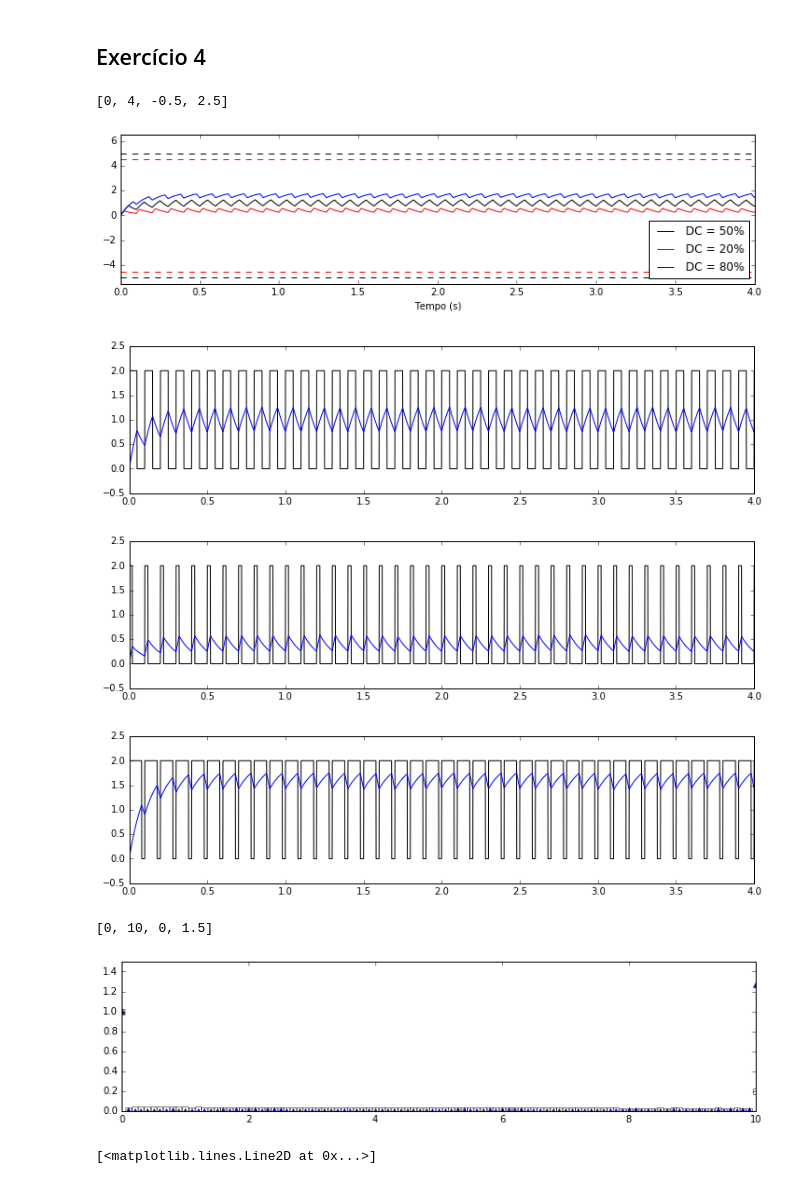
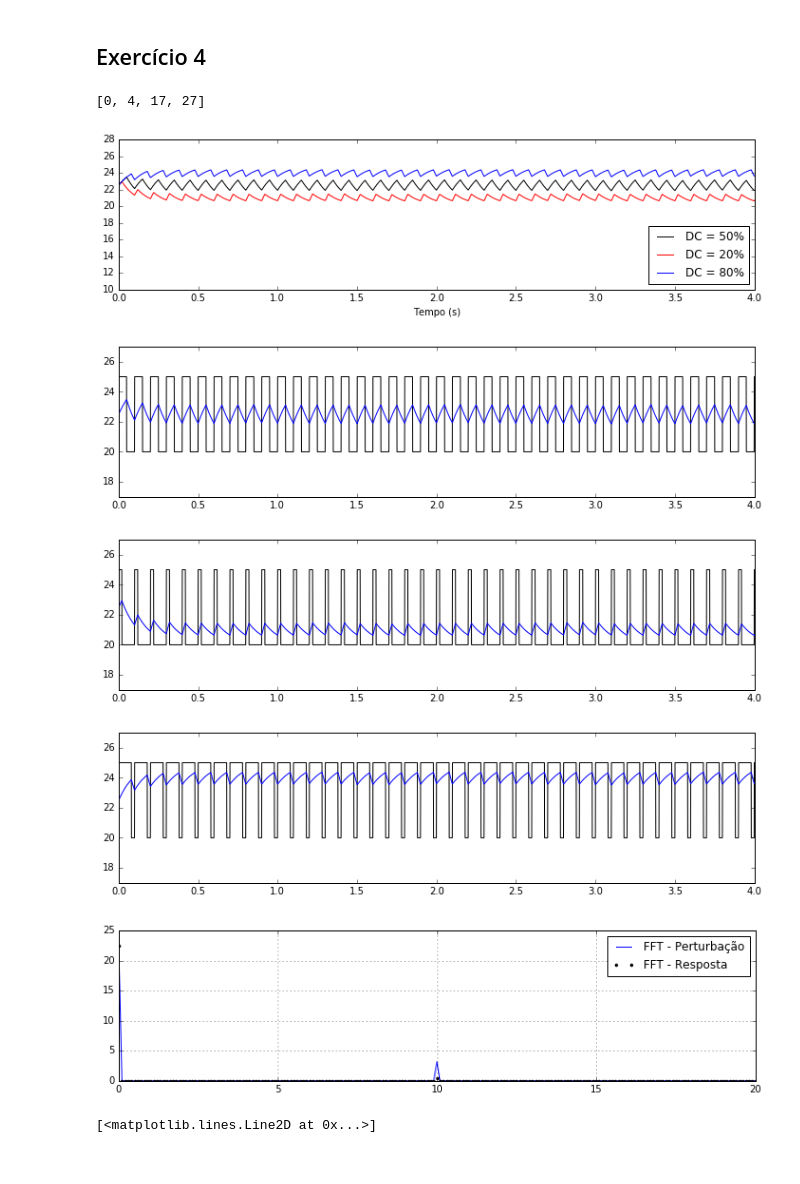
Before and after one commit to julionaojulho/machine-learning, a Jupyter notebook: Exercícios de fixação.ipynb, the cells around one changed output. Drawn from its saved outputs; the diff is of its cells as text; code cells hidden in the pictures.

```diff
--- a/Exercícios de fixação.ipynb
+++ b/Exercícios de fixação.ipynb
@@ -93,46 +93,46 @@ for i,k in fs:
 # %%
 t = np.arange(0,10,0.001)
 tau = 100e-3
 tf = signal.TransferFunction([1],[tau,1])
-u1 = signal.square(2*np.pi*10*t/1,duty=0.5) + 1
-resp1 = signal.lsim2(tf,U=u1,T=t)
-u2 = signal.square(2*np.pi*10*t/1,duty=0.2) + 1
-resp2 = signal.lsim2(tf,U=u2,T=t)
-u3 = signal.square(2*np.pi*10*t/1,duty=0.8) + 1
-resp3 = signal.lsim2(tf,U=u3,T=t)
+u1 = 2.5 * signal.square(2*np.pi*10*t/1,duty=0.5) + 22.5
+resp1 = signal.lsim2(tf,U=u1,T=t,X0=2.25)
+u2 = 2.5 * signal.square(2*np.pi*10*t/1,duty=0.2) + 22.5
+resp2 = signal.lsim2(tf,U=u2,T=t,X0=2.25)
+u3 = 2.5 * signal.square(2*np.pi*10*t/1,duty=0.8) + 22.5
+resp3 = signal.lsim2(tf,U=u3,T=t,X0=2.25)
 
 plt.figure(figsize = (12,4/np.sqrt(2)))
 plt.plot(resp1[0],resp1[1],'k',label='DC = 50%')
 plt.plot(resp2[0],resp2[1],'r',label='DC = 20%')
 plt.plot(resp3[0],resp3[1],'b',label='DC = 80%')
 plt.plot([0,100],[5,5],'k--')
 plt.plot([0,100],[-5,-5],'k--')
 plt.plot([0,100],[4.5,4.5],'r--')
 plt.plot([0,100],[-4.5,-4.5],'r--')
-plt.axis([0,4,-5.5,6.5])
+plt.axis([0,4,10,28])
 plt.xlabel('Tempo (s)')
 plt.legend(loc='lower right')
 
 plt.figure(figsize = (12,4/np.sqrt(2)))
 plt.plot(t,u1,'k')
 plt.plot(resp1[0],resp1[1])
-plt.axis([0,4,-0.5,2.5])
+plt.axis([0,4,17,27])
 
 plt.figure(figsize = (12,4/np.sqrt(2)))
 plt.plot(t,u2,'k')
 plt.plot(resp2[0],resp2[1])
-plt.axis([0,4,-0.5,2.5])
+plt.axis([0,4,17,27])
 
 plt.figure(figsize = (12,4/np.sqrt(2)))
 plt.plot(t,u3,'k')
 plt.plot(resp3[0],resp3[1])
-plt.axis([0,4,-0.5,2.5])
+plt.axis([0,4,17,27])
 # %% [output]
-[0, 4, -0.5, 2.5]
+[0, 4, 17, 27]
-[figure, old version]
+[figure, new version]
-[figure, old version]
+[figure, new version]
-[figure, old version]
+[figure, new version]
-[figure, old version]
+[figure, new version]
 # %%
 U1 = np.fft.fft(u1)
 U1 = 2 * U1 / len(U1)
@@ -149,12 +149,13 @@ Resp1 = 2 * Resp1 / len(Resp1)
 Resp1[0] = Resp1[0] / 2
 
 plt.figure(figsize = (12,4/np.sqrt(2)))
-plt.plot(ufreq[0:int(len(U1)/2)],abs(U1[0:int(len(U1)/2)]),'^')
-plt.plot(ufreq[0:int(len(U1)/2)],abs(Resp1[0:int(len(U1)/2)]),'ks',mfc="None")
-plt.axis([0,10,0,1.5])
+plt.plot(ufreq[0:int(len(U1)/2)],abs(U1[0:int(len(U1)/2)]),'-',label='FFT - Perturbação')
+plt.plot(ufreq[0:int(len(U1)/2)],abs(Resp1[0:int(len(U1)/2)]),'k.', label='FFT - Resposta')
+plt.axis([0,20,0,25])
+plt.legend()
+plt.grid('on')
 # %% [output]
-[0, 10, 0, 1.5]
-[figure, old version]
+[figure, new version]
 # %%
 w,mag,phase = signal.bode(tf,np.linspace(0,500,1e4))
 plt.semilogx(w,mag)
```
Also changed, not shown: parts of 1 cell of this notebook.
